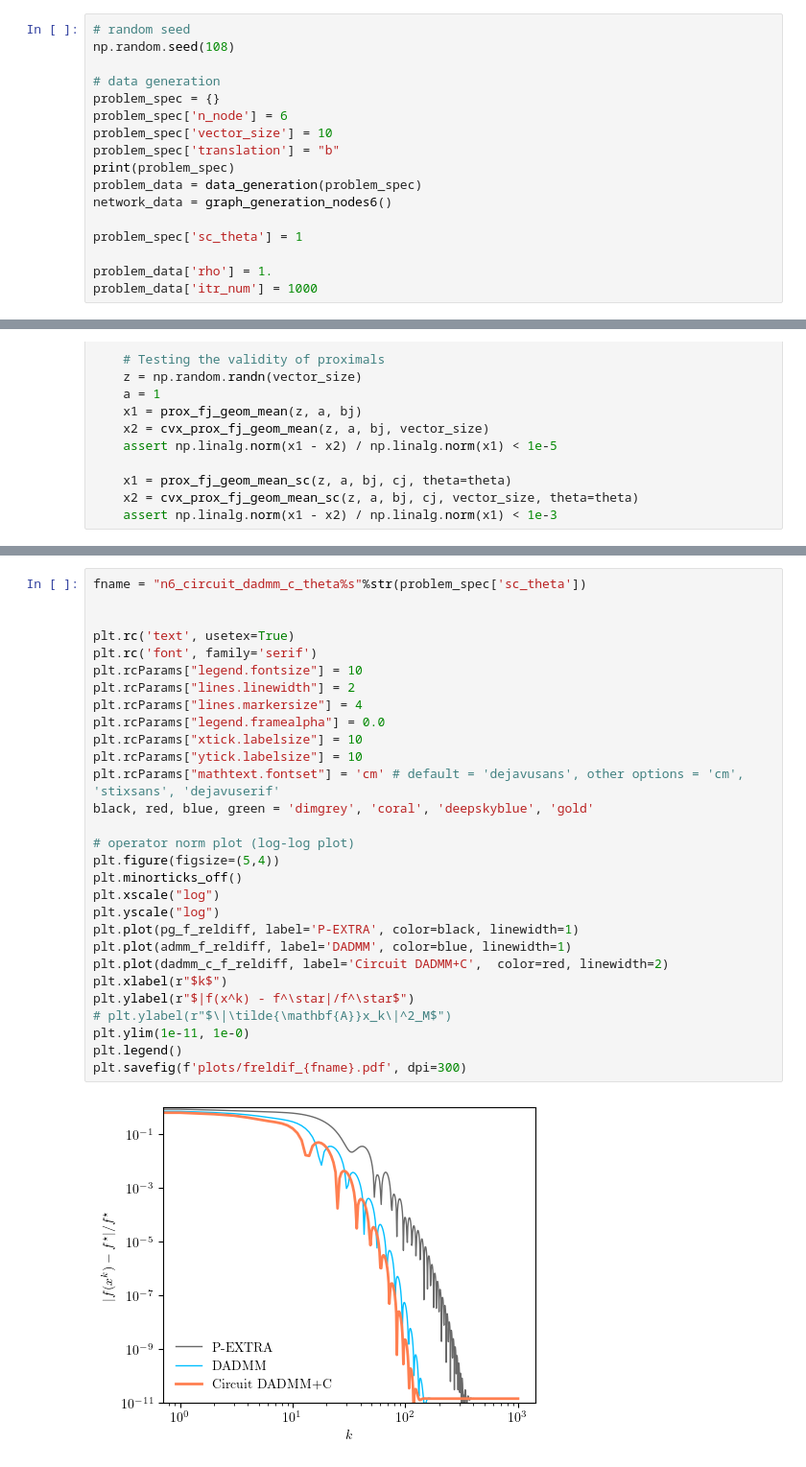
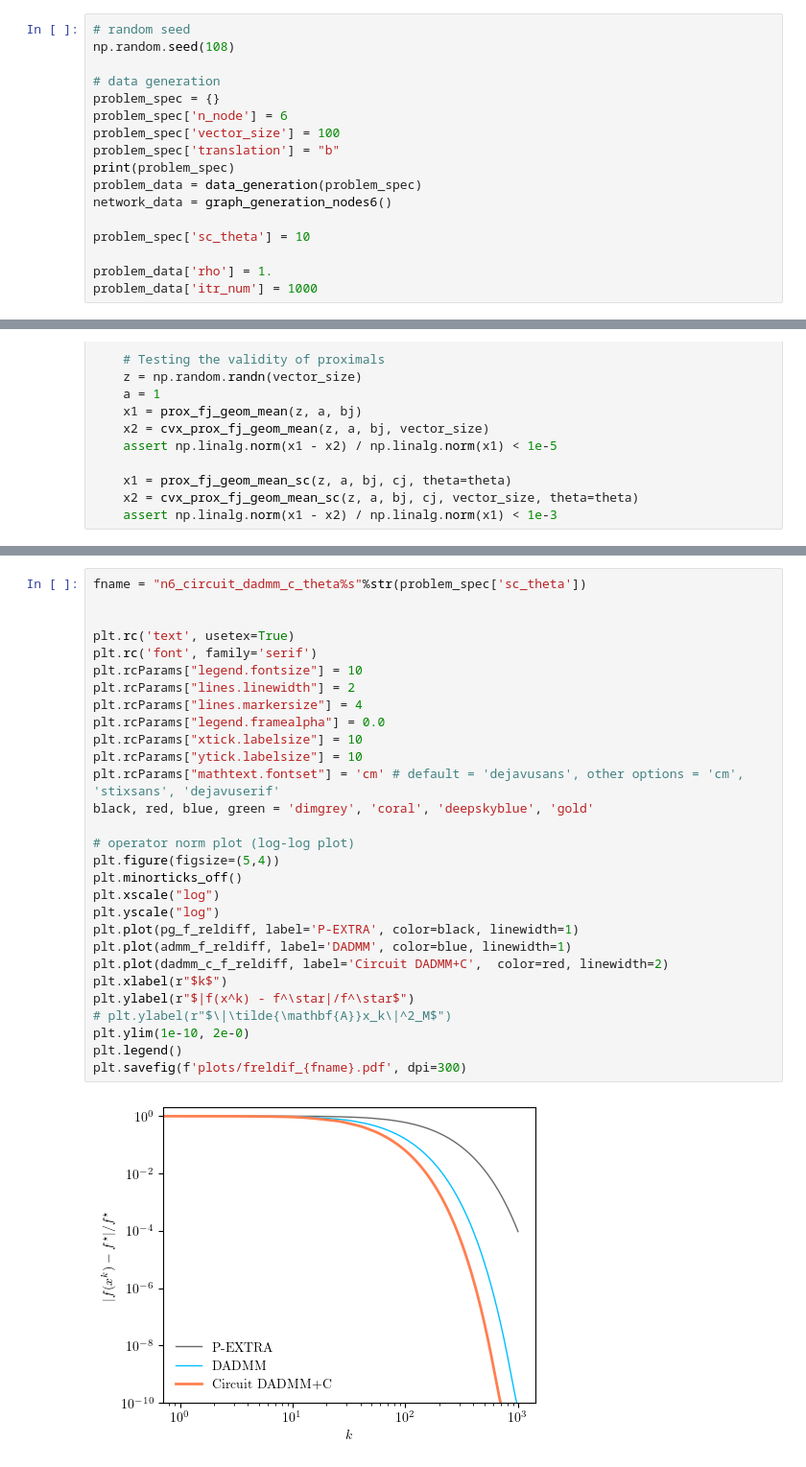
Before and after one commit to cvxgrp/optimization_via_circuits, a Jupyter notebook: convergence/dgeom_median_experiment.ipynb, the cells around one changed output, grey strips where cells are left out. Shown at 96% size. Saved outputs shown, nothing was run; the diff lists cells and outputs as text.

Commit message:
increase dim size dgem

```diff
--- a/convergence/dgeom_median_experiment.ipynb
+++ b/convergence/dgeom_median_experiment.ipynb
@@ -15,13 +15,13 @@ np.random.seed(108)
 # data generation
 problem_spec = {}
 problem_spec['n_node'] = 6
-problem_spec['vector_size'] = 10
+problem_spec['vector_size'] = 100
 problem_spec['translation'] = "b"
 print(problem_spec)
 problem_data = data_generation(problem_spec)
 network_data = graph_generation_nodes6()
 
-problem_spec['sc_theta'] = 1
+problem_spec['sc_theta'] = 10
 
 problem_data['rho'] = 1.
 problem_data['itr_num'] = 1000
@@ -109,31 +109,31 @@ ii=999, f_reldiff[-1]=1.4332395302944807e-11, err_opt_reldiff[-1]=6.963410946721
 # %%
 fname = "n6_circuit_dadmm_c_theta%s"%str(problem_spec['sc_theta'])
 
 
 plt.rc('text', usetex=True)
 plt.rc('font', family='serif')
 plt.rcParams["legend.fontsize"] = 10
 plt.rcParams["lines.linewidth"] = 2
 plt.rcParams["lines.markersize"] = 4
 plt.rcParams["legend.framealpha"] = 0.0
 plt.rcParams["xtick.labelsize"] = 10
 plt.rcParams["ytick.labelsize"] = 10
 plt.rcParams["mathtext.fontset"] = 'cm' # default = 'dejavusans', other options = 'cm', 'stixsans', 'dejavuserif'
 black, red, blue, green = 'dimgrey', 'coral', 'deepskyblue', 'gold'
 
 # operator norm plot (log-log plot)
 plt.figure(figsize=(5,4))
 plt.minorticks_off()
 plt.xscale("log")
 plt.yscale("log")
 plt.plot(pg_f_reldiff, label='P-EXTRA', color=black, linewidth=1)
 plt.plot(admm_f_reldiff, label='DADMM', color=blue, linewidth=1)
 plt.plot(dadmm_c_f_reldiff, label='Circuit DADMM+C',  color=red, linewidth=2)
 plt.xlabel(r"$k$")
 plt.ylabel(r"$|f(x^k) - f^\star|/f^\star$")
 # plt.ylabel(r"$\|\tilde{\mathbf{A}}x_k\|^2_M$")
-plt.ylim(1e-11, 1e-0)
+plt.ylim(1e-10, 2e-0)
 plt.legend()
 plt.savefig(f'plots/freldif_{fname}.pdf', dpi=300)
 # %% [output]
-[figure, old version]
+[figure, new version]
```
Also changed, not shown: parts of 6 cells of this notebook.
